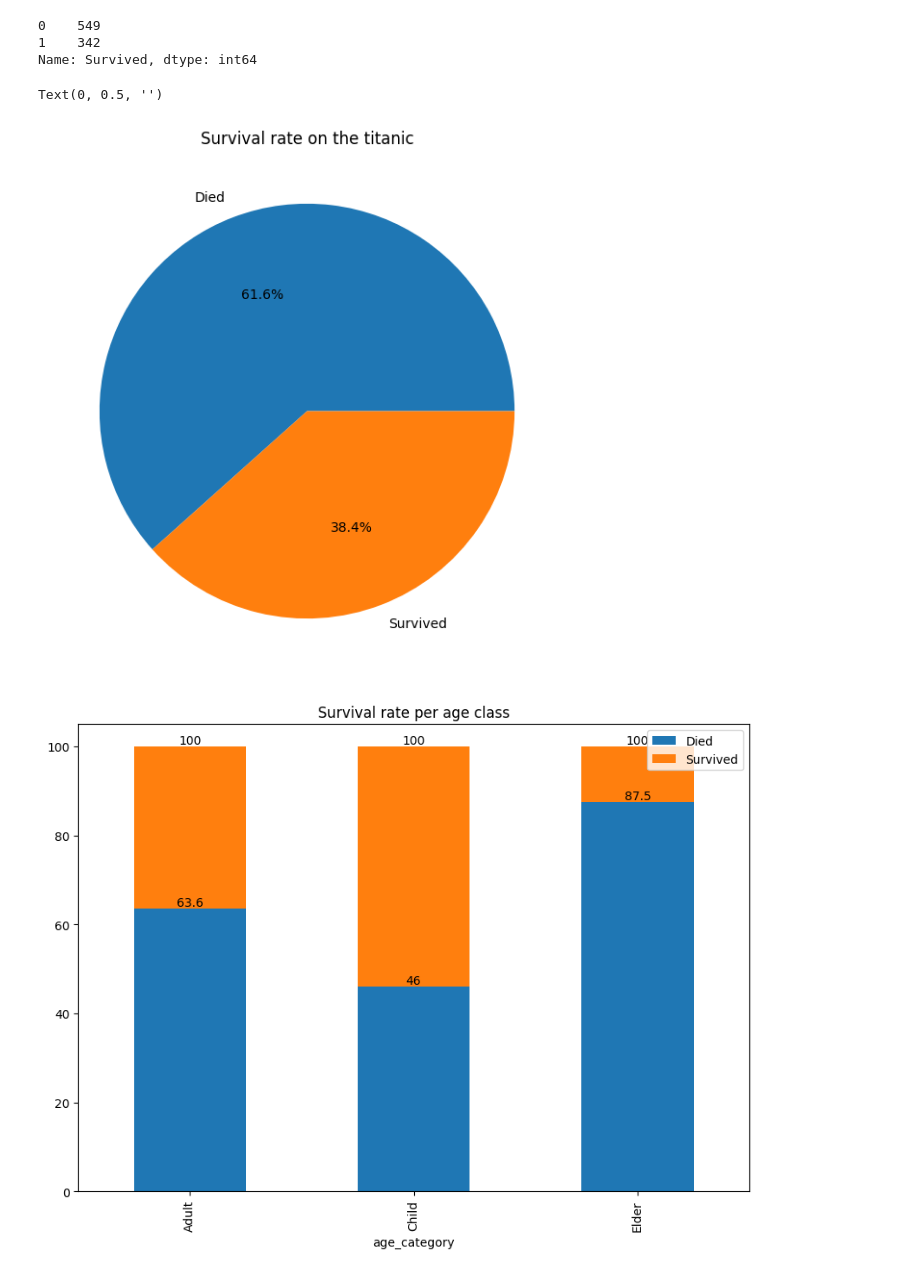
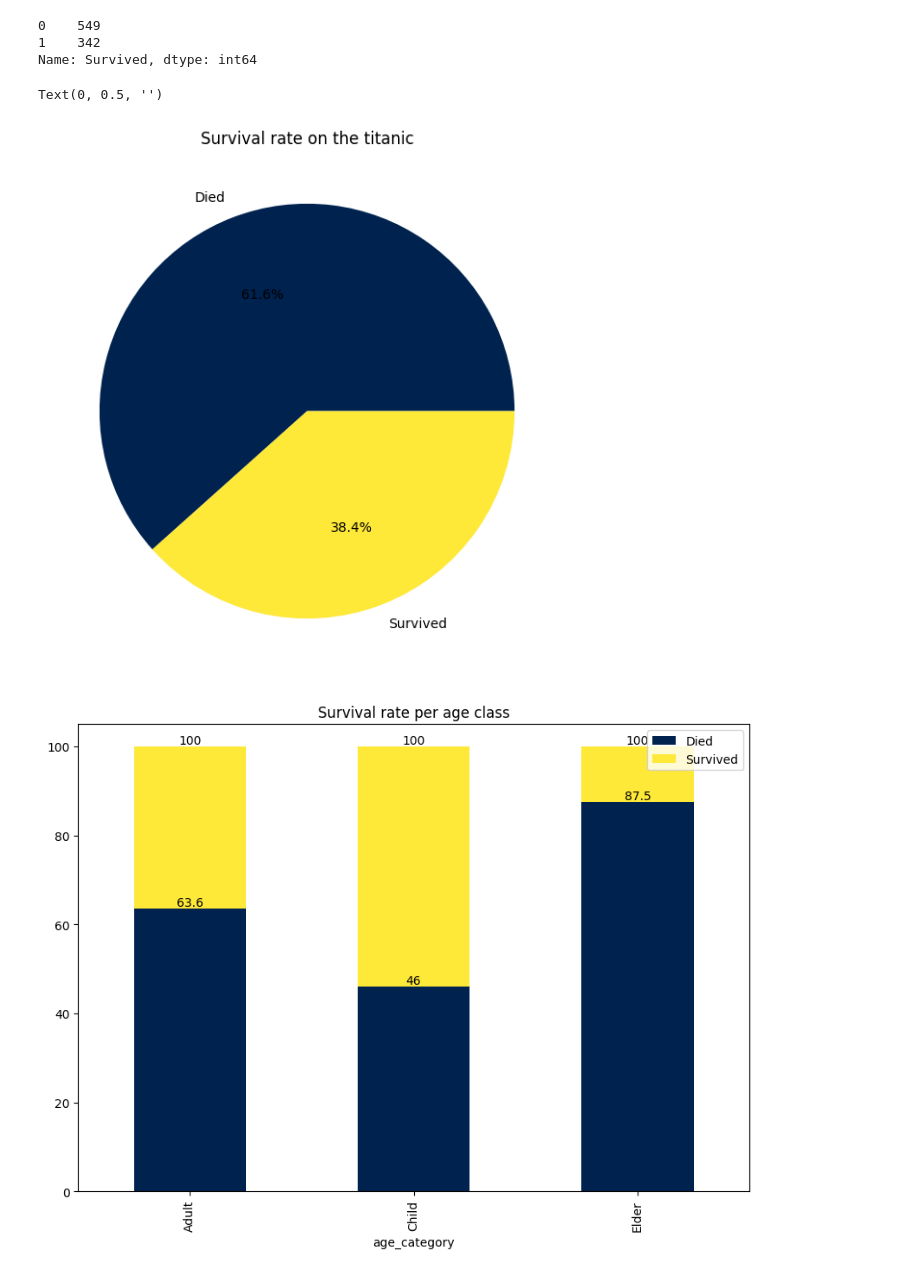
Before and after one commit to Jose-Sabater/titanicML_Kaggle, a Jupyter notebook: main.ipynb, the cells around one changed output. Cells and saved outputs as stored; diff of their text form; code cells hidden in the pictures.

```diff
--- a/main.ipynb
+++ b/main.ipynb
@@ -6,6 +6,10 @@ import seaborn as sns
 import matplotlib as mpl
 
 %load_ext lab_black
+# %%
+# mpl.rcParams["axes.prop_cycle"] = mpl.cycler(color=["#4d0a17", "#2745db", "#2a5435"])
+
+plt.rcParams["image.cmap"] = "viridis"
 # %%
 # plt.style.use("fivethirtyeight")
 plt.rcParams["figure.figsize"] = (10, 7)
@@ -133,30 +134,31 @@ df["Survived"].value_counts().plot(
     labels=["Died", "Survived"],
     autopct="%.1f%%",
     title="Survival rate on the titanic",
+    cmap="cividis",
 )
 plt.ylabel("")
 # %% [output]
 Text(0, 0.5, '')
-[figure, old version]
+[figure, new version]
 # %%
 fig, ax = plt.subplots(1, 1)
 survivors_age_cat = (
     df.groupby("age_category")["Survived"]
     .value_counts(normalize=True)
     .unstack()
     .mul(100)
     .round(1)
 )
 
-survivors_age_cat.plot.bar(stacked=True, ax=ax)
+survivors_age_cat.plot.bar(stacked=True, ax=ax, cmap="cividis")
 plt.legend(labels=["Died", "Survived"])
 plt.title("Survival rate per age class")
 for containers in ax.containers:
     plt.bar_label(containers)
 
 plt.show()
 # %% [output]
-[figure, old version]
+[figure, new version]
 # %%
 survivors_age_range = (
     df.groupby("age_range", observed=True)["Survived"]
```
Also changed, not shown: parts of 6 cells of this notebook.
